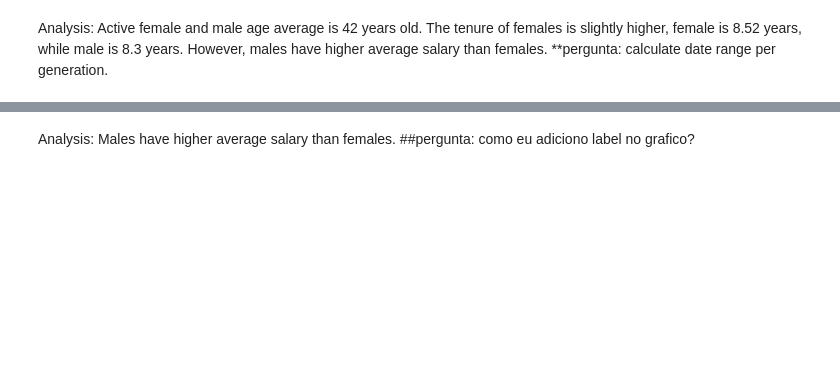
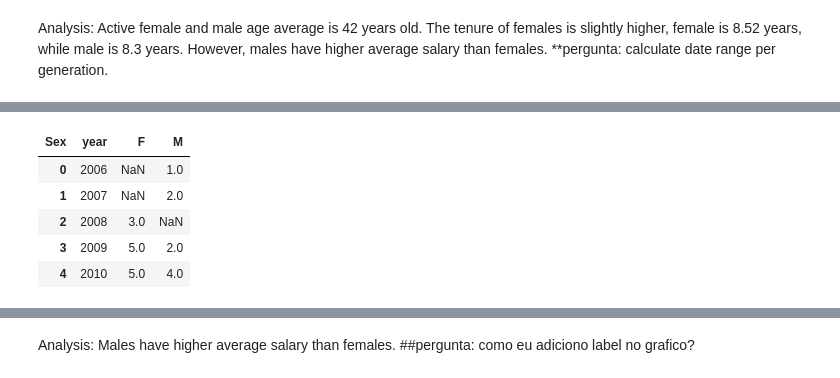
Before and after one commit to rossettifla/HRPythonproject, a Jupyter notebook: Genderdifferencesproject.ipynb, the cells around one changed output, grey strips where cells are left out. Cells and saved outputs as stored; diff of their text form; code cells hidden in the pictures; blank space fills up the shorter version.

```diff
--- a/Genderdifferencesproject.ipynb
+++ b/Genderdifferencesproject.ipynb
@@ -222,0 +197,11 @@ df.groupby(['Sex','year']).Sex.agg(['count']).plot(legend=True)
+# %%
+hiring_df=df.groupby(['year','Sex']).size().unstack().reset_index()
+
+hiring_df.head()
+# %% [output]
+| Sex | year | F | M |
+| 0 | 2006 | NaN | 1.0 |
+| 1 | 2007 | NaN | 2.0 |
+| 2 | 2008 | 3.0 | NaN |
+| 3 | 2009 | 5.0 | 2.0 |
+| 4 | 2010 | 5.0 | 4.0 |
```
Also changed, not shown: parts of 14 cells of this notebook.
